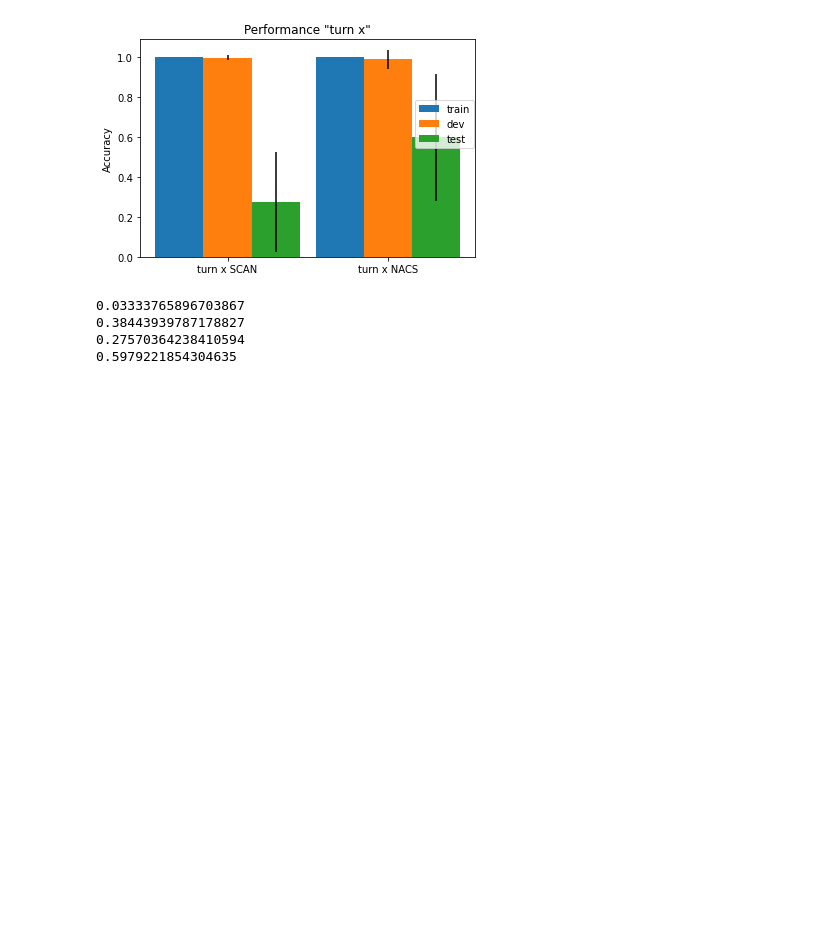
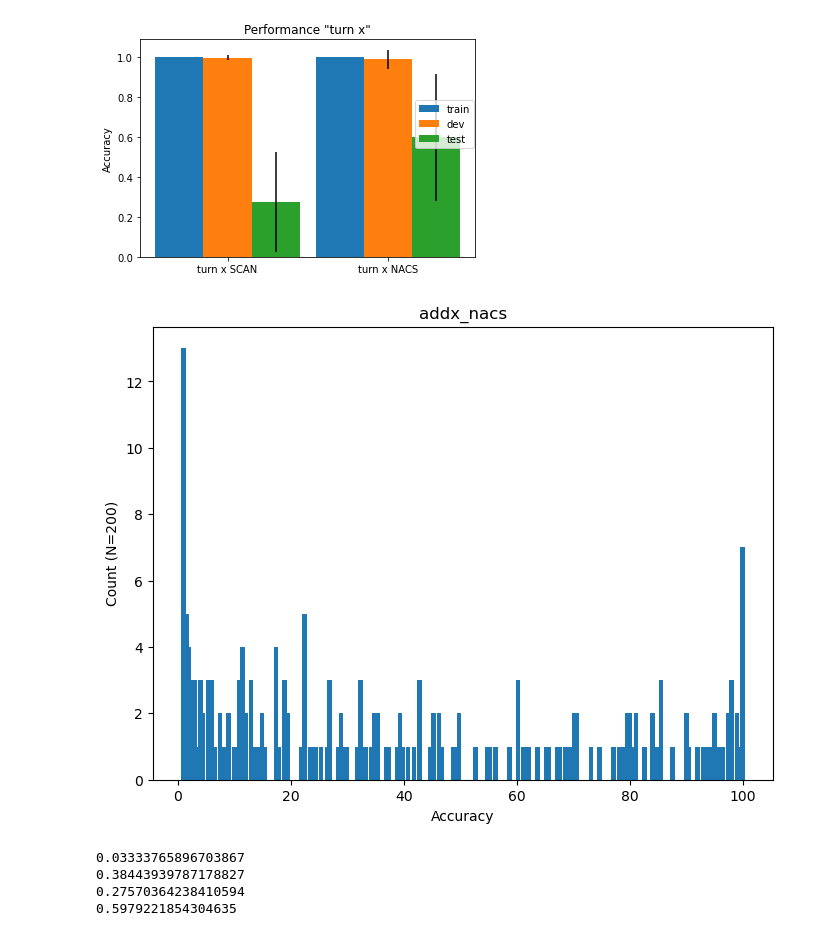
Before and after one commit to JanAthmer/Compositional-generalization-capabillity-of-Transformer, a Jupyter notebook: Results_addx_jump.ipynb, the cells around one changed output. Cells and saved outputs as stored; diff of their text form; code cells hidden in the pictures; blank space fills up the shorter version.

Commit message:
Added histograms of jump, x and churny to see what the data distributions are

```diff
--- a/Results_addx_jump.ipynb
+++ b/Results_addx_jump.ipynb
@@ -145,6 +146,31 @@ plt.legend(['train','dev','test'],loc=[0.82,0.5])
 plt.show()
 # %% [output]
 [figure]
+# %%
+#Flattens the 2d array to 1d to get raw results of every epoch:
+Accuracy_2epochs = addx_nacs_test.flatten()
+
+#Sets n to (the amount of runs) * (numper of epochs) and makes
+n = n_runs*2
+c = np.linspace(1,100,n)
+H = np.linspace(0,1,n+1)
+Count = np.zeros([n])
+
+#Count the number of measurements that fall within a 0.1 range.
+for i in range(n):
+    for j in range(n):
+        if H[j] <= Accuracy_2epochs[i] <= H[j+1]:
+            Count[j] = Count[j]+1
+
+#plot
+figure(figsize=(8, 6), dpi=100)
+plt.bar(c,Count)
+plt.xlabel('Accuracy')
+plt.ylabel('Count (N=200)')
+plt.title('addx_nacs')
+plt.show()
+# %% [output]
+[figure, added]
 # %%
 print(np.mean([np.max(addjump_scan_test[i,:]) for i in range(n_runs)]))
 print(np.mean([np.max(addjump_nacs_test[i,:]) for i in range(n_runs)]))
```
Also changed, not shown: parts of 1 cell of this notebook, 7 other files.
